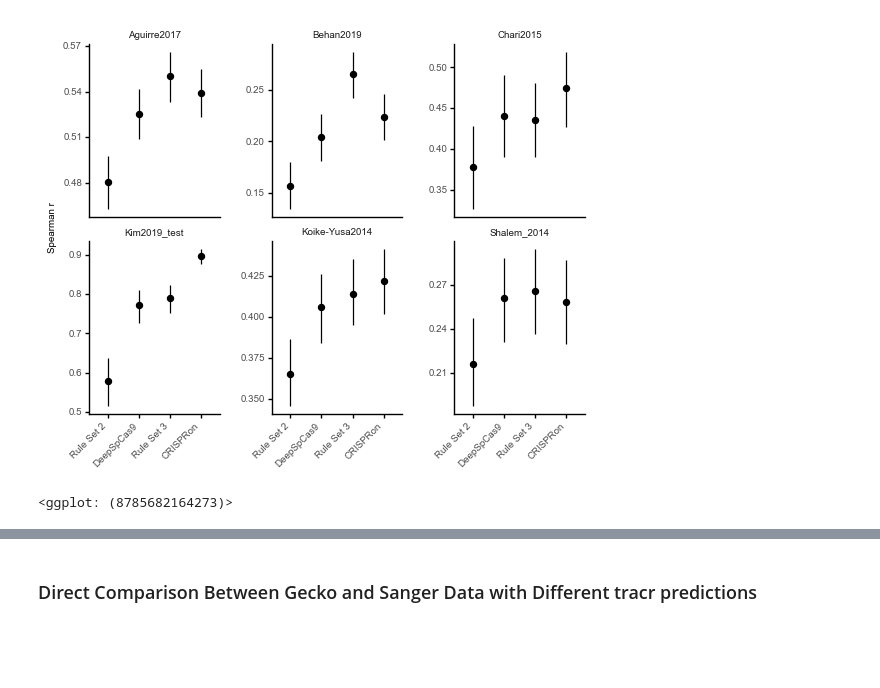
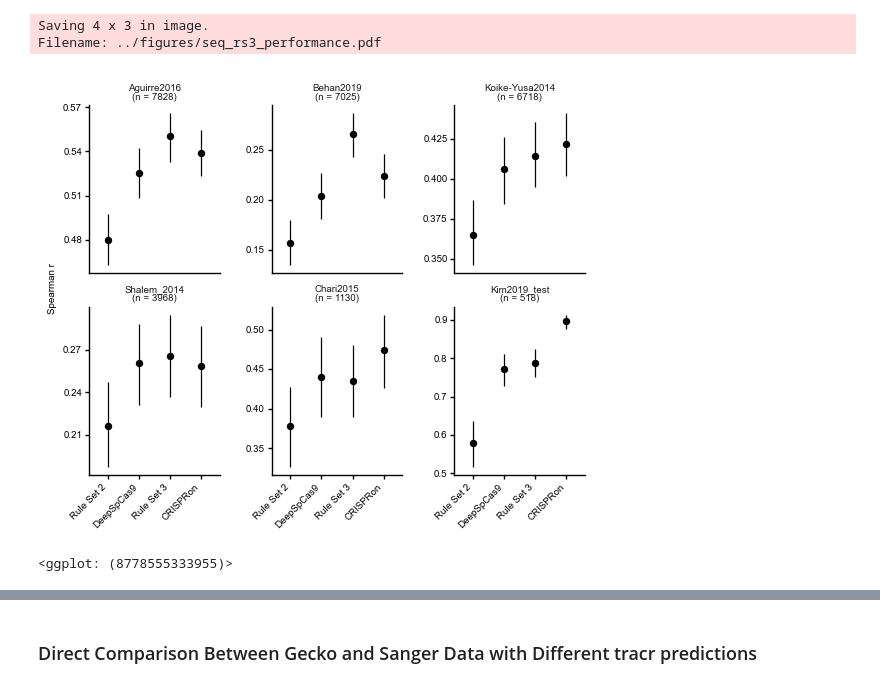
Before and after one commit to gpp-rnd/rs_dev, a Jupyter notebook: code/07_test_seq_model.ipynb, the cells around one changed output, grey strips where cells are left out. Drawn from its saved outputs; the diff is of its cells as text; code cells hidden in the pictures; blank space fills up the shorter version.

```diff
--- a/code/07_test_seq_model.ipynb
+++ b/code/07_test_seq_model.ipynb
@@ -120,12 +121,14 @@ cor_performance_ci = get_model_correlations(long_predictions)
 # %%
 g = point_range_plot(cor_performance_ci, 'model', 'spearman',
                      'spearman_025', 'spearman_975', xlabel='',
-                     ylabel='Spearman r', wspace=0.4)
+                     ylabel='Spearman r', wspace=0.4, facet='dataset_name')
 g.save('../figures/seq_rs3_performance.pdf', width=4, height=3)
 g
 # %% [output]
+Saving 4 x 3 in image.
+Filename: ../figures/seq_rs3_performance.pdf
-[figure, old version]
+[figure, new version]
-<ggplot: (8785682164273)>
+<ggplot: (8778555333955)>
 # %%
 point_range_plot(cor_performance_ci, 'model', 'pearson',
                  'pearson_025', 'pearson_975', xlabel='',
```
Also changed, not shown: parts of 9 cells of this notebook, 5 other files.
